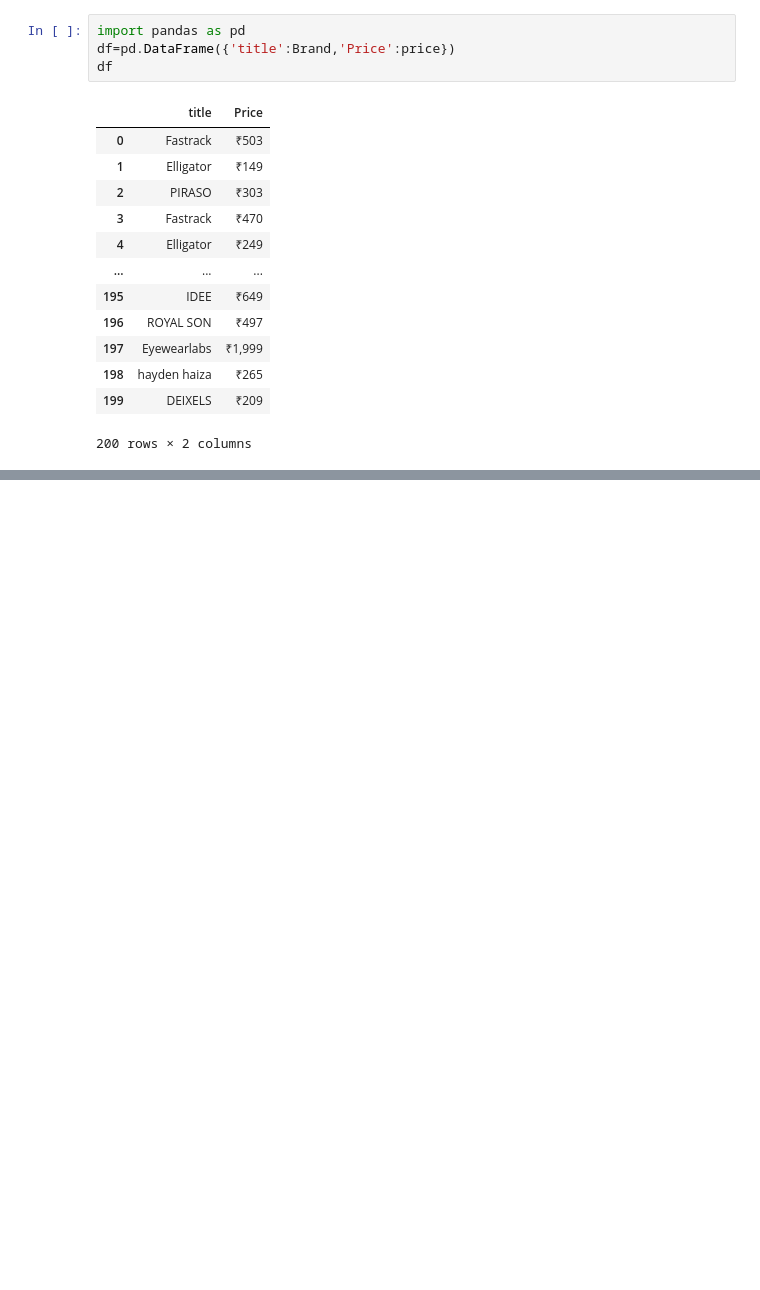
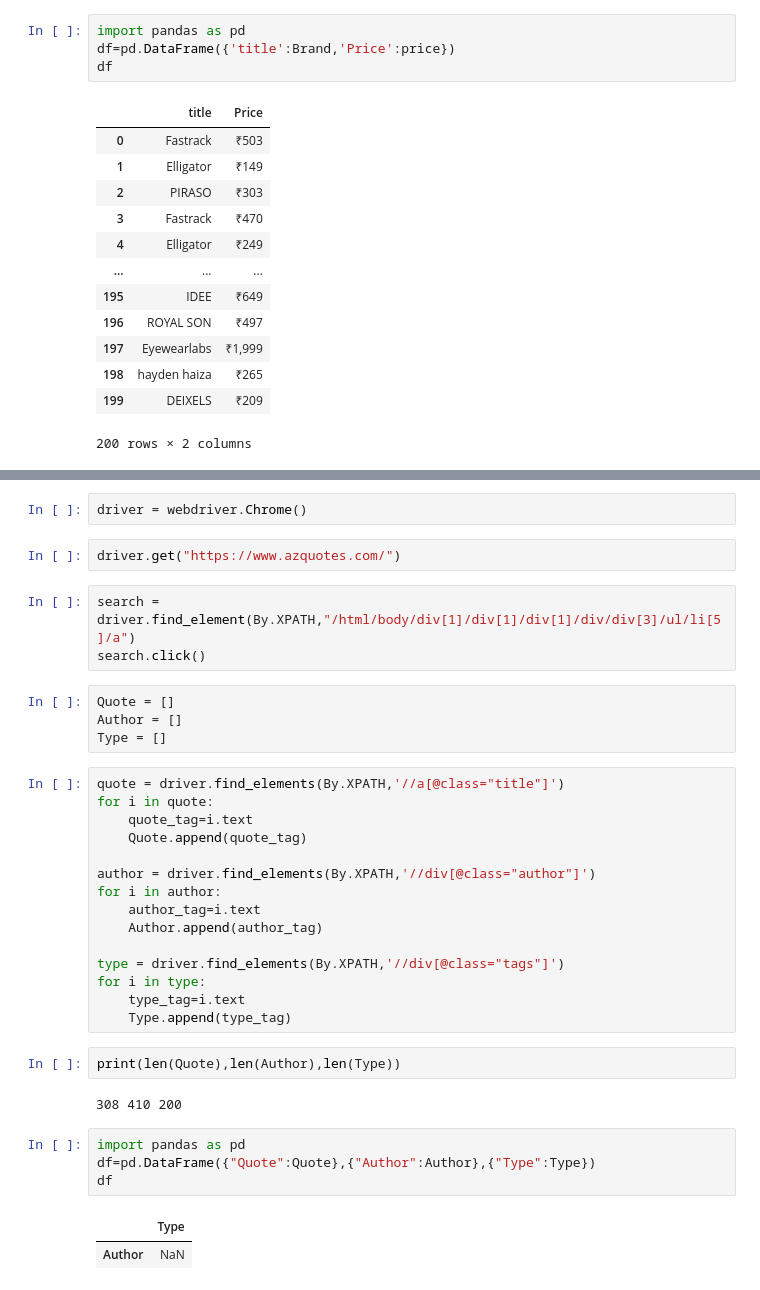
Before and after one commit to pratikyenpure/internship, a Jupyter notebook: Selenium practise file.ipynb, the cells around one changed output, grey strips where cells are left out. Drawn from its saved outputs; the diff is of its cells as text; blank space fills up the shorter version.

```diff
--- a/Selenium practise file.ipynb
+++ b/Selenium practise file.ipynb
@@ -280,0 +645,37 @@ df
+# %%
+driver = webdriver.Chrome()
+# %%
+driver.get("https://www.azquotes.com/")
+# %%
+search = driver.find_element(By.XPATH,"/html/body/div[1]/div[1]/div[1]/div/div[3]/ul/li[5]/a")
+search.click()
+# %%
+Quote = []
+Author = []
+Type = []
+# %%
+quote = driver.find_elements(By.XPATH,'//a[@class="title"]')
+for i in quote:
+    quote_tag=i.text
+    Quote.append(quote_tag)
+
+author = driver.find_elements(By.XPATH,'//div[@class="author"]')
+for i in author:
+    author_tag=i.text
+    Author.append(author_tag)
+
+type = driver.find_elements(By.XPATH,'//div[@class="tags"]')
+for i in type:
+    type_tag=i.text
+    Type.append(type_tag)
+# %%
+print(len(Quote),len(Author),len(Type))
+# %% [output]
+308 410 200
+# %%
+import pandas as pd
+df=pd.DataFrame({"Quote":Quote},{"Author":Author},{"Type":Type})
+df
+# %% [output]
+|  | Type |
+| Author | NaN |
```
Also changed, not shown: parts of 46 cells of this notebook.
